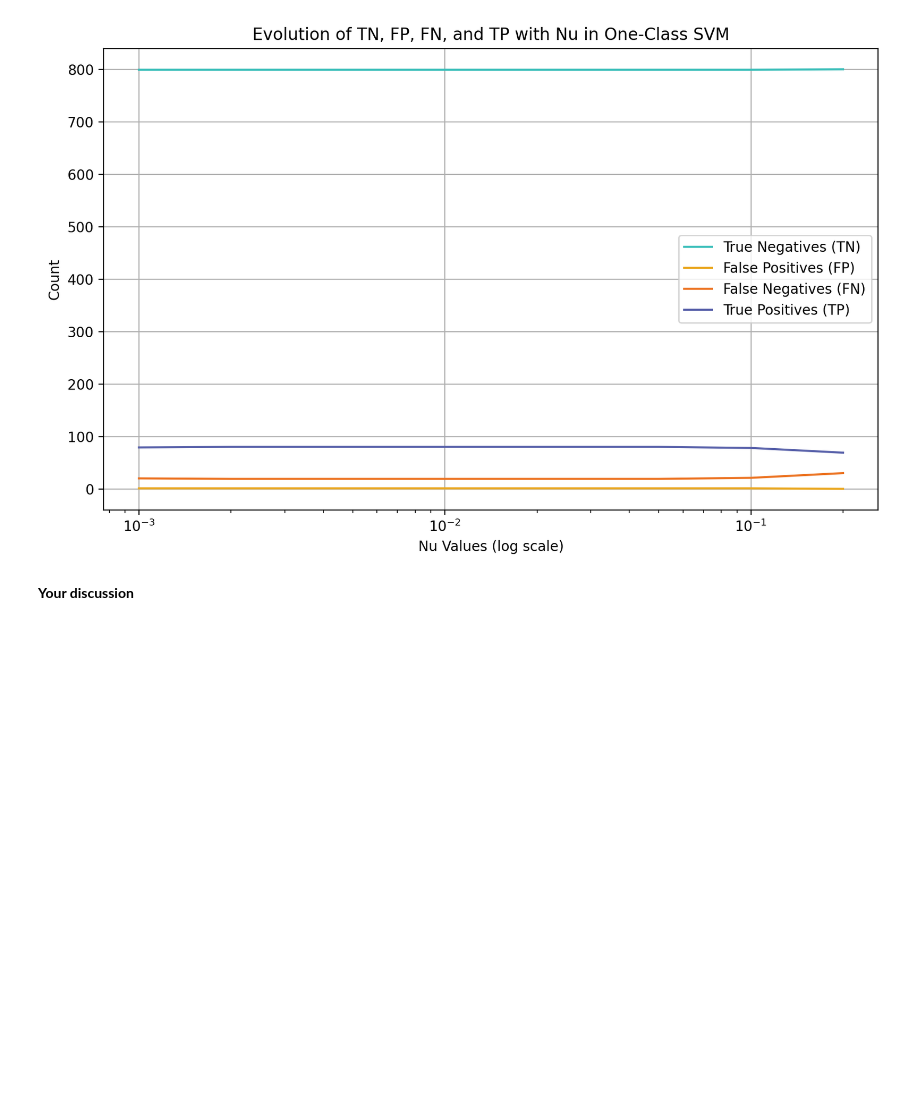
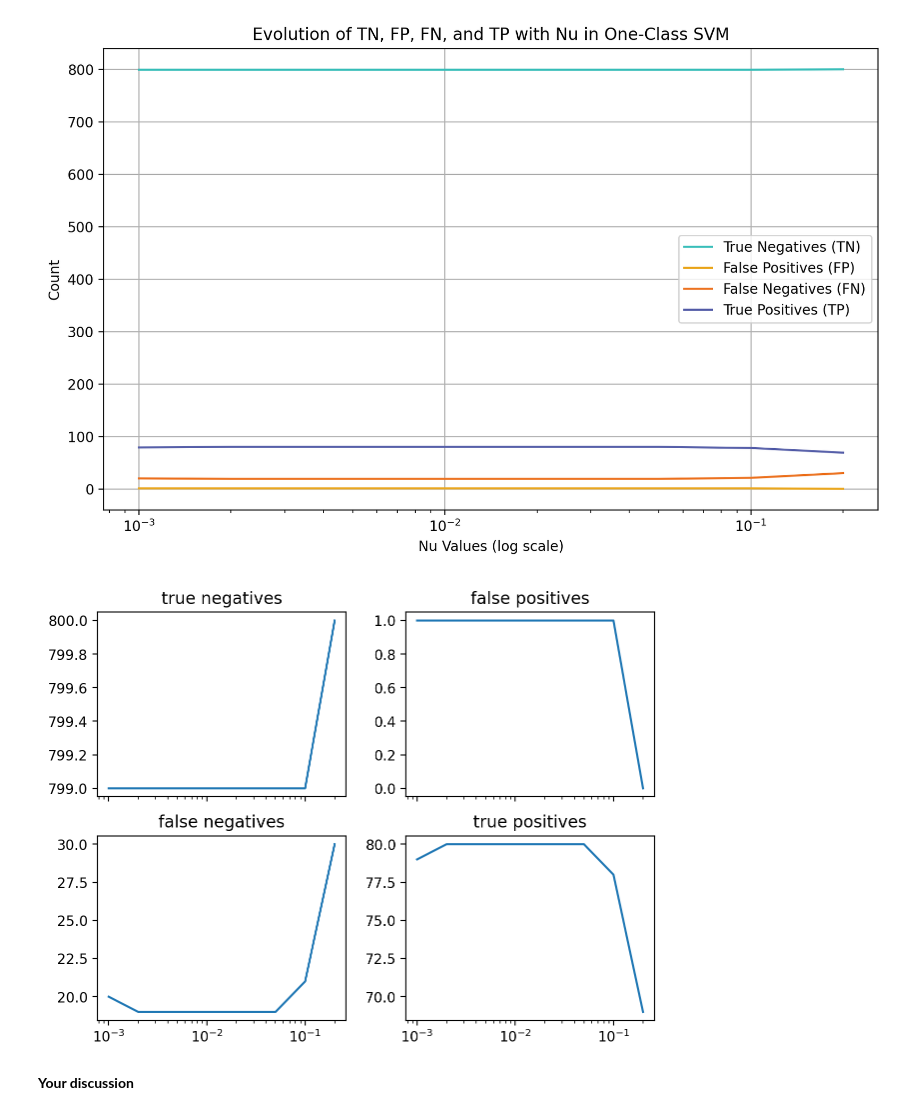
Before and after one commit to andres-nav/ml2, a Jupyter notebook: 03 Kernel Unsupervised/lab_one_class_svm_2023.ipynb, the cells around one changed output. Saved outputs shown, nothing was run; the diff lists cells and outputs as text; code cells hidden in the pictures; blank space fills up the shorter version.

Commit message:
lab 3: update graph, conclusions and add new plots

```diff
--- a/03 Kernel Unsupervised/lab_one_class_svm_2023.ipynb
+++ b/03 Kernel Unsupervised/lab_one_class_svm_2023.ipynb
@@ -280,6 +280,25 @@ plt.grid(True)
 plt.show()
 # %% [output]
 [figure]
+# %%
+
+from matplotlib import pyplot as plt
+
+fig, axs = plt.subplots(2, 2, sharex=True)
+
+axs[0][0].plot(range_nu, tn)
+axs[0][0].set_title("true negatives")
+axs[0][1].plot(range_nu, fp)
+axs[0][1].set_title("false positives")
+axs[1][0].plot(range_nu, fn)
+axs[1][0].set_title("false negatives")
+axs[1][1].plot(range_nu, tp)
+axs[1][1].set_title("true positives")
+fig.tight_layout(pad=1.0)
+plt.xscale("log")
+plt.show()
+# %% [output]
+[figure, added]
 # %% [markdown]
 **Your discussion**
 # %% [markdown]
```
Also changed, not shown: parts of 11 cells of this notebook.
